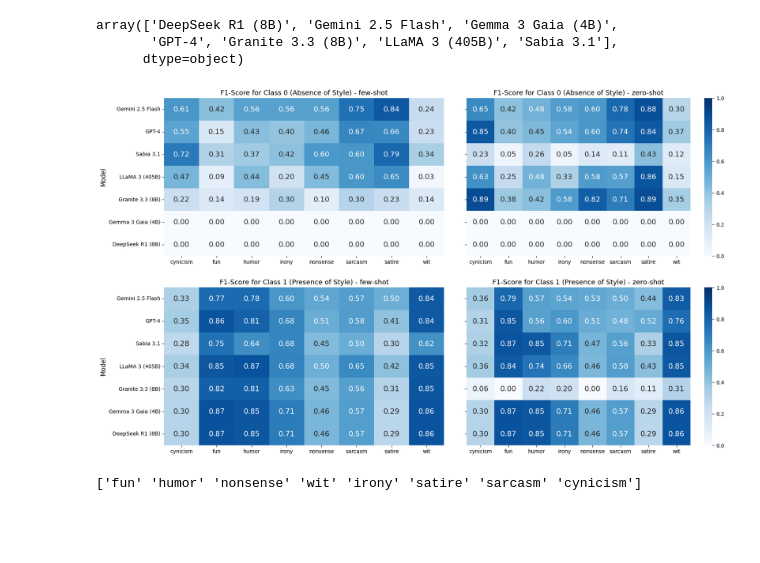
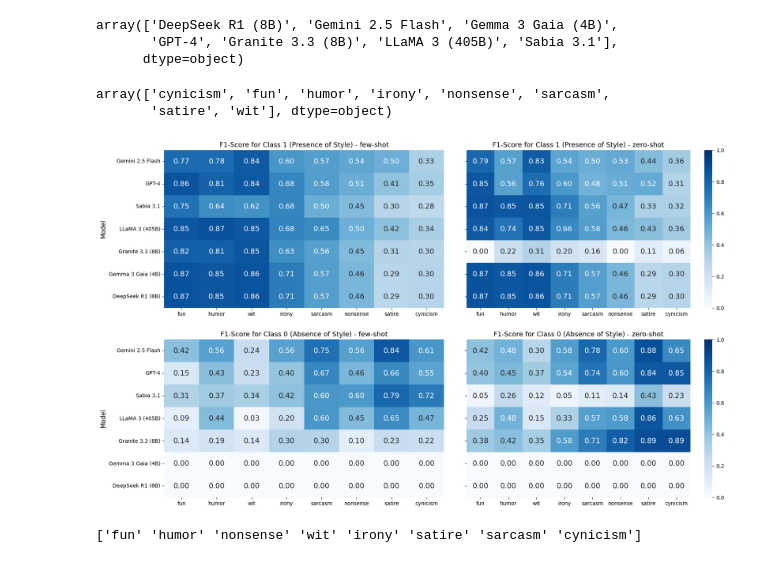
Before and after one commit to llm-pt-ibm/brazilian_northeast_humor_benchmark, a Jupyter notebook: qualitative_exploration.ipynb, the cells around one changed output. Cells and saved outputs as stored; diff of their text form; code cells hidden in the pictures; blank space fills up the shorter version.

Commit message:
update visualizations

```diff
--- a/qualitative_exploration.ipynb
+++ b/qualitative_exploration.ipynb
@@ -153,23 +166,18 @@ array(['DeepSeek R1 (8B)', 'Gemini 2.5 Flash', 'Gemma 3 Gaia (4B)',
+# %%
+results['comic_style'].unique()
+# %% [output]
+array(['cynicism', 'fun', 'humor', 'irony', 'nonsense', 'sarcasm',
+       'satire', 'wit'], dtype=object)
 # %%
-model_order = [
-    'Gemini 2.5 Flash',
-    'GPT-4',
-    'Sabia 3.1',
-    'LLaMA 3 (405B)',
-    'Granite 3.3 (8B)',
-    'Gemma 3 Gaia (4B)',
-    'DeepSeek R1 (8B)'
-]
 
-# 2. Converta a coluna 'model_name' para um tipo categórico com a ordem definida
-results['model_name'] = pd.Categorical(results['model_name'], categories=model_order, ordered=True)
 # ==================================================================
 
 # O código de plotagem com a alteração
 # O código de plotagem com a alteração
 fig, axes = plt.subplots(nrows=2, ncols=2, figsize=(20, 12), sharey=True)
-f1_info = [('f1_0', 'Class 0 (Absence of Style)'), ('f1_1', 'Class 1 (Presence of Style)')]
+f1_info = [('f1_1', 'Class 1 (Presence of Style)'), ('f1_0', 'Class 0 (Absence of Style)')]
 scenarios = results['scenario'].unique()
+style_order = ['fun', 'humor', 'wit', 'irony', 'sarcasm', 'nonsense', 'satire', 'cynicism']
 
 for row_idx, (f1_class, title) in enumerate(f1_info):
     for col_idx, scenario in enumerate(scenarios):
@@ -178,40 +186,42 @@ for row_idx, (f1_class, title) in enumerate(f1_info):
         pivot = results[results['scenario'] == scenario].pivot(
             index='model_name', columns='comic_style', values=f1_class
         )
+
+        pivot = pivot.reindex(columns=style_order)
 
         sns.heatmap(
             pivot,
             annot=True,
             cmap='Blues',
             vmin=0,
             vmax=1,
             ax=ax,
             fmt=".2f",
             annot_kws={'size': 14},
             # ADICIONE ESTA LINHA para o controle condicional da cbar
             cbar=(col_idx == 1)
         )
 
         ax.set_title(f'F1-Score for {title} - {scenario}', fontsize=13)
 
         # Reativa o label do eixo Y apenas para a primeira coluna
         if col_idx == 0:
             ax.set_ylabel('Model', fontsize=12)
         else:
             ax.set_ylabel('')
 
         ax.set_xlabel('')
 
 # Ajuste o wspace para um valor pequeno e positivo
 plt.subplots_adjust(hspace=0.2, wspace=0.08)
 plt.savefig(
     os.path.join(visus_path, "comic_styles_f1_individuals.png"),
     dpi=300,
     bbox_inches='tight'
 )
 plt.show()
 # %% [output]
-[figure, old version]
+[figure, new version]
 # %%
 comic_styles = df_comic_styles['comic_style'].unique()
 
```
Also changed, not shown: parts of 1 cell of this notebook, 2 other files.
